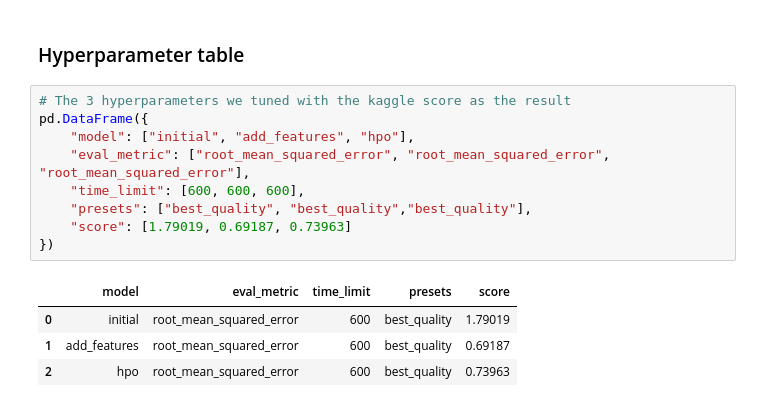
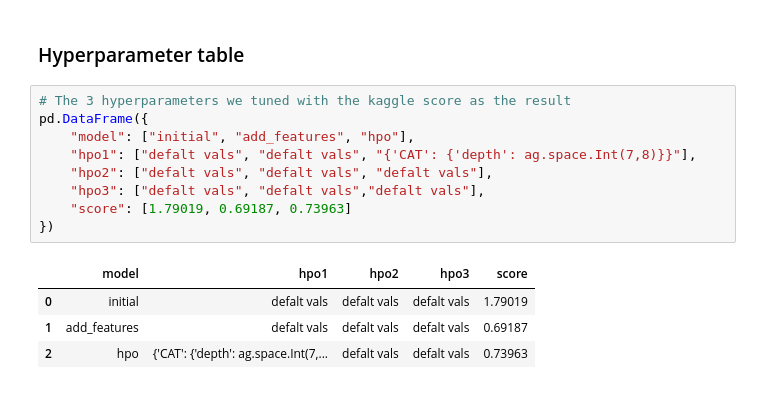
Before and after one commit to akuadane/Bike-sharing-demand-predictor, a Jupyter notebook: project_notebook.ipynb, the cells around one changed output. Drawn from its saved outputs; the diff is of its cells as text.

```diff
--- a/project_notebook.ipynb
+++ b/project_notebook.ipynb
@@ -670,14 +642,14 @@ fig.savefig('model_test_score.png')
 # %%
 # The 3 hyperparameters we tuned with the kaggle score as the result
 pd.DataFrame({
     "model": ["initial", "add_features", "hpo"],
-    "eval_metric": ["root_mean_squared_error", "root_mean_squared_error", "root_mean_squared_error"],
-    "time_limit": [600, 600, 600],
-    "presets": ["best_quality", "best_quality","best_quality"],
+    "hpo1": ["defalt vals", "defalt vals", "{'CAT': {'depth': ag.space.Int(7,8)}}"],
+    "hpo2": ["defalt vals", "defalt vals", "defalt vals"],
+    "hpo3": ["defalt vals", "defalt vals","defalt vals"],
     "score": [1.79019, 0.69187, 0.73963]
 })
 # %% [output]
-|  | model | eval_metric | time_limit | presets | score |
-| 0 | initial | root_mean_squared_error | 600 | best_quality | 1.79019 |
-| 1 | add_features | root_mean_squared_error | 600 | best_quality | 0.69187 |
-| 2 | hpo | root_mean_squared_error | 600 | best_quality | 0.73963 |
+|  | model | hpo1 | hpo2 | hpo3 | score |
+| 0 | initial | defalt vals | defalt vals | defalt vals | 1.79019 |
+| 1 | add_features | defalt vals | defalt vals | defalt vals | 0.69187 |
+| 2 | hpo | {'CAT': {'depth': ag.space.Int(7,... | defalt vals | defalt vals | 0.73963 |
```
Also changed, not shown: parts of 21 cells of this notebook, 2 other files.
